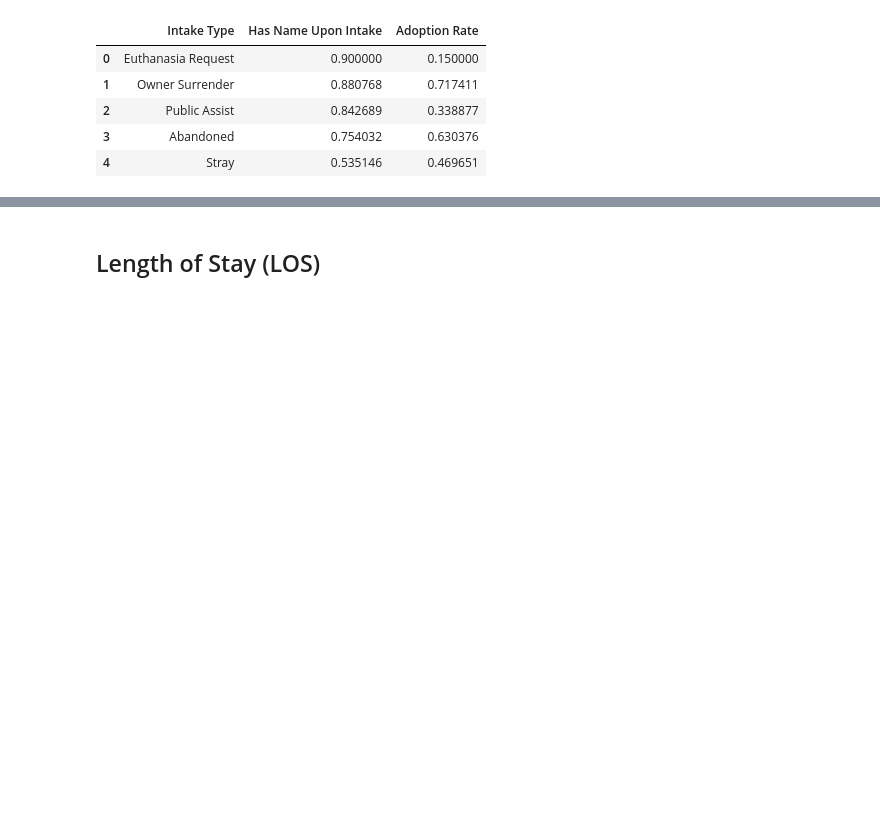
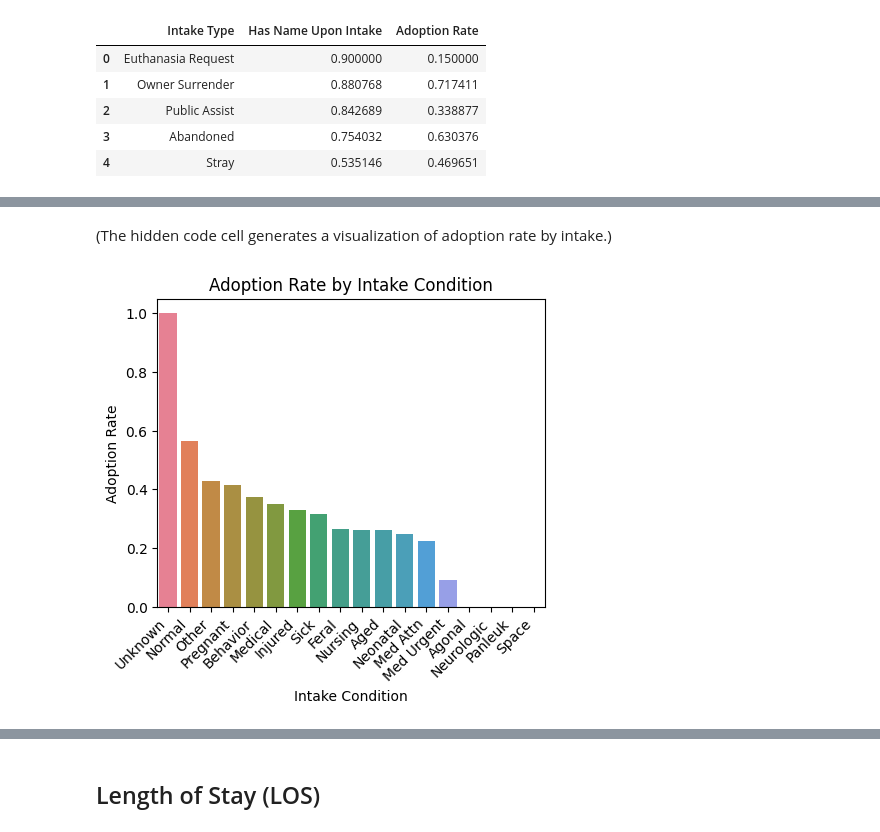
Before and after one commit to cgiang/cat-adoptions, a Jupyter notebook: notebooks/01_exploratory_data_analysis.ipynb, the cells around one changed output, grey strips where cells are left out. Cells and saved outputs as stored; diff of their text form; code cells hidden in the pictures; blank space fills up the shorter version.

```diff
--- a/notebooks/01_exploratory_data_analysis.ipynb
+++ b/notebooks/01_exploratory_data_analysis.ipynb
@@ -385,8 +375,9 @@ plt.show()
 
 **Named cats have a considerably higher adoption rate (almost 70%) than unnamed cats (around 25%)**. A name can evoke positive emotions, such as excitement or affection, from potential pet owners, resulting in a much higher rate of adoption.
 # %%
-has_outcomes_df["Has Name Upon Intake"] = has_outcomes_df["Name_intake"].notna()
-adoption_rates = has_outcomes_df.groupby("Has Name Upon Intake")["is_adopted"]\
+has_outcomes_df["Has Name Upon Intake"] = has_outcomes_df["name_intake"].notna()
+adoption_rates = has_outcomes_df\
+    .groupby("Has Name Upon Intake")["is_adopted"]\
     .mean()\
     .sort_values(ascending=False)\
     .reset_index()
@@ -421,0 +419,8 @@ adoption_rates
+# %%
+adoption_rates = has_outcomes_df\
+    .groupby("intake_condition")["is_adopted"]\
+    .agg(["count", "mean"])\
+    .sort_values(by="mean", ascending=False)\
+    .reset_index()
+adoption_rates.columns = ["Intake Condition", "Count", "Adoption Rate"]
+adoption_rates.head(5)
@@ -421,0 +434,10 @@ adoption_rates
+# %% [markdown]
+(The hidden code cell generates a visualization of adoption rate by intake.)
+# %%
+plt.figure(figsize=(5,4))
+sns.barplot(adoption_rates, x="Intake Condition", y="Adoption Rate", hue="Intake Condition", legend=False)
+plt.title("Adoption Rate by Intake Condition")
+plt.xticks(rotation=45, ha='right')
+plt.show()
+# %% [output]
+[figure, added]
```
Also changed, not shown: parts of 35 cells of this notebook, 5 other files.
